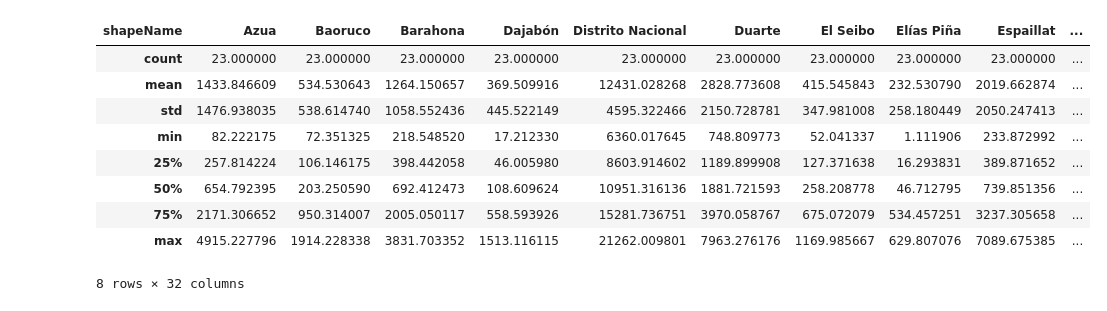
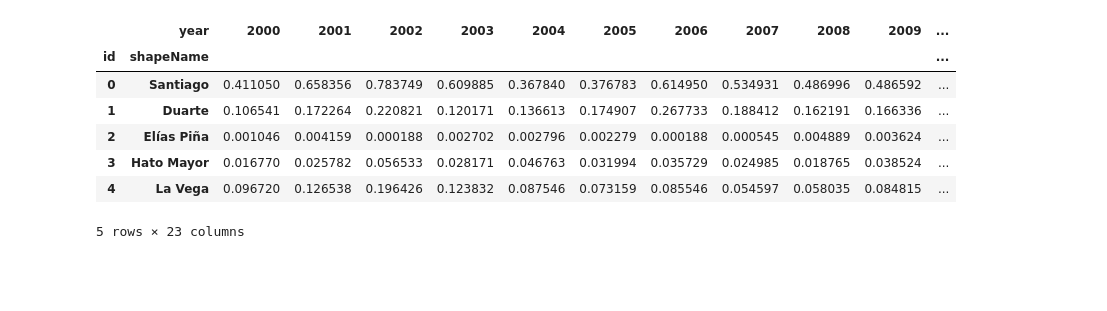
Before and after one commit to HendrixPeralta/research_data, a Jupyter notebook: adm1/ntl/manipulation_ntl.ipynb, the cells around one changed output. Drawn from its saved outputs; the diff is of its cells as text; code cells hidden in the pictures; blank space fills up the shorter version.

```diff
--- a/adm1/ntl/manipulation_ntl.ipynb
+++ b/adm1/ntl/manipulation_ntl.ipynb
@@ -16,4 +16,4 @@ ntl = pd.read_csv("sum_ntl_adm1_2000_2021.csv")
 # %%
 ntl_mean = pd.read_csv("mean_ntl_adm1_2000_2021.csv")
 # %%
-ntl_wide = ntl.pivot(index = "id", columns = "year", values = "total_sol")
+ntl_wide = ntl_mean.pivot(index = ["id", "shapeName"], columns = "year", values = "total_sol")
@@ -22,17 +20,15 @@ ntl_wide_2 = ntl.pivot(index = "year", columns = "shapeName", values = "total_so
 # %%
 ntl_wide.to_csv("wide_ntl_adm1_2000_2021.csv")
 # %%
-ntl_wide_2.describe()
+ntl_wide.head()
 # %% [output]
-| shapeName | Azua | Baoruco | Barahona | Dajabón | Distrito Nacional | Duarte | El Seibo | Elías Piña | Espaillat | ... |
-| count | 23.000000 | 23.000000 | 23.000000 | 23.000000 | 23.000000 | 23.000000 | 23.000000 | 23.000000 | 23.000000 | ... |
-| mean | 1433.846609 | 534.530643 | 1264.150657 | 369.509916 | 12431.028268 | 2828.773608 | 415.545843 | 232.530790 | 2019.662874 | ... |
-| std | 1476.938035 | 538.614740 | 1058.552436 | 445.522149 | 4595.322466 | 2150.728781 | 347.981008 | 258.180449 | 2050.247413 | ... |
-| min | 82.222175 | 72.351325 | 218.548520 | 17.212330 | 6360.017645 | 748.809773 | 52.041337 | 1.111906 | 233.872992 | ... |
-| 25% | 257.814224 | 106.146175 | 398.442058 | 46.005980 | 8603.914602 | 1189.899908 | 127.371638 | 16.293831 | 389.871652 | ... |
-| 50% | 654.792395 | 203.250590 | 692.412473 | 108.609624 | 10951.316136 | 1881.721593 | 258.208778 | 46.712795 | 739.851356 | ... |
-| 75% | 2171.306652 | 950.314007 | 2005.050117 | 558.593926 | 15281.736751 | 3970.058767 | 675.072079 | 534.457251 | 3237.305658 | ... |
-| max | 4915.227796 | 1914.228338 | 3831.703352 | 1513.116115 | 21262.009801 | 7963.276176 | 1169.985667 | 629.807076 | 7089.675385 | ... |
+|  | year | 2000 | 2001 | 2002 | 2003 | 2004 | 2005 | 2006 | 2007 | 2008 | 2009 | ... |
+| id | shapeName |  |  |  |  |  |  |  |  |  |  | ... |
+| 0 | Santiago | 0.411050 | 0.658356 | 0.783749 | 0.609885 | 0.367840 | 0.376783 | 0.614950 | 0.534931 | 0.486996 | 0.486592 | ... |
+| 1 | Duarte | 0.106541 | 0.172264 | 0.220821 | 0.120171 | 0.136613 | 0.174907 | 0.267733 | 0.188412 | 0.162191 | 0.166336 | ... |
+| 2 | Elías Piña | 0.001046 | 0.004159 | 0.000188 | 0.002702 | 0.002796 | 0.002279 | 0.000188 | 0.000545 | 0.004889 | 0.003624 | ... |
+| 3 | Hato Mayor | 0.016770 | 0.025782 | 0.056533 | 0.028171 | 0.046763 | 0.031994 | 0.035729 | 0.024985 | 0.018765 | 0.038524 | ... |
+| 4 | La Vega | 0.096720 | 0.126538 | 0.196426 | 0.123832 | 0.087546 | 0.073159 | 0.085546 | 0.054597 | 0.058035 | 0.084815 | ... |
-8 rows × 32 columns
+5 rows × 23 columns
 # %%
 ntl.info()
```
Also changed, not shown: parts of 7 cells of this notebook, 9 other files.
